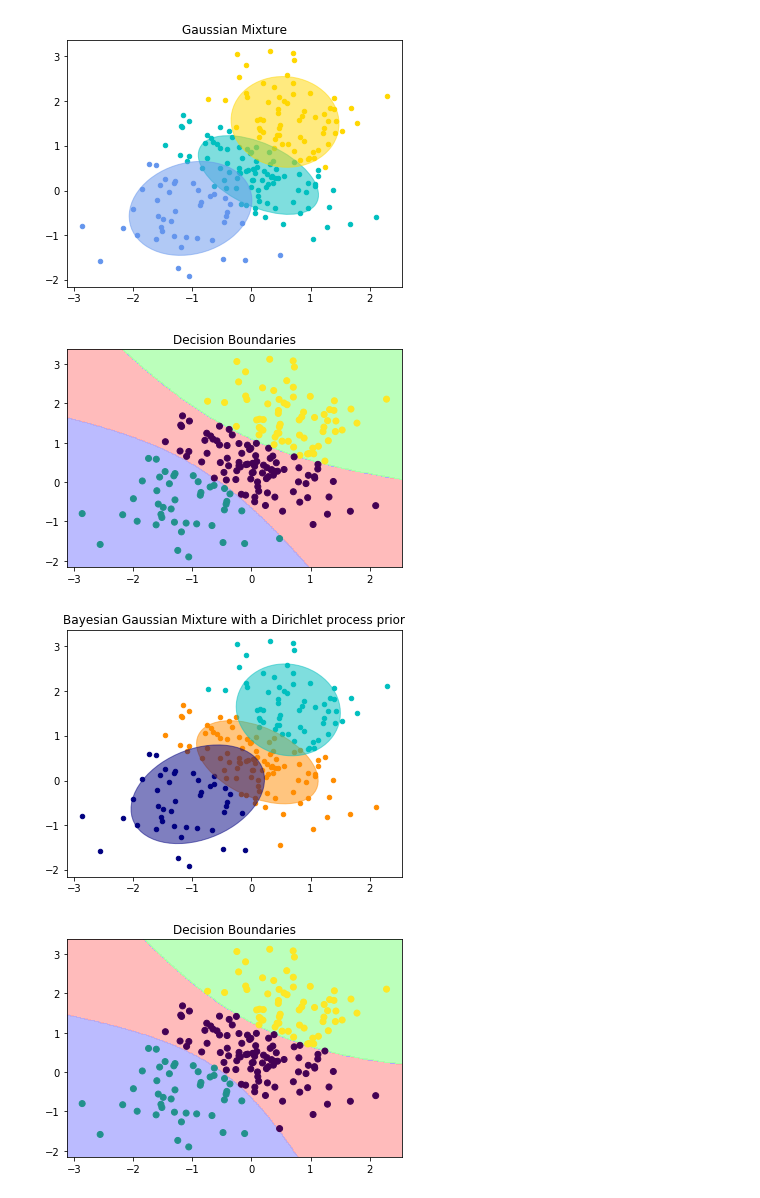
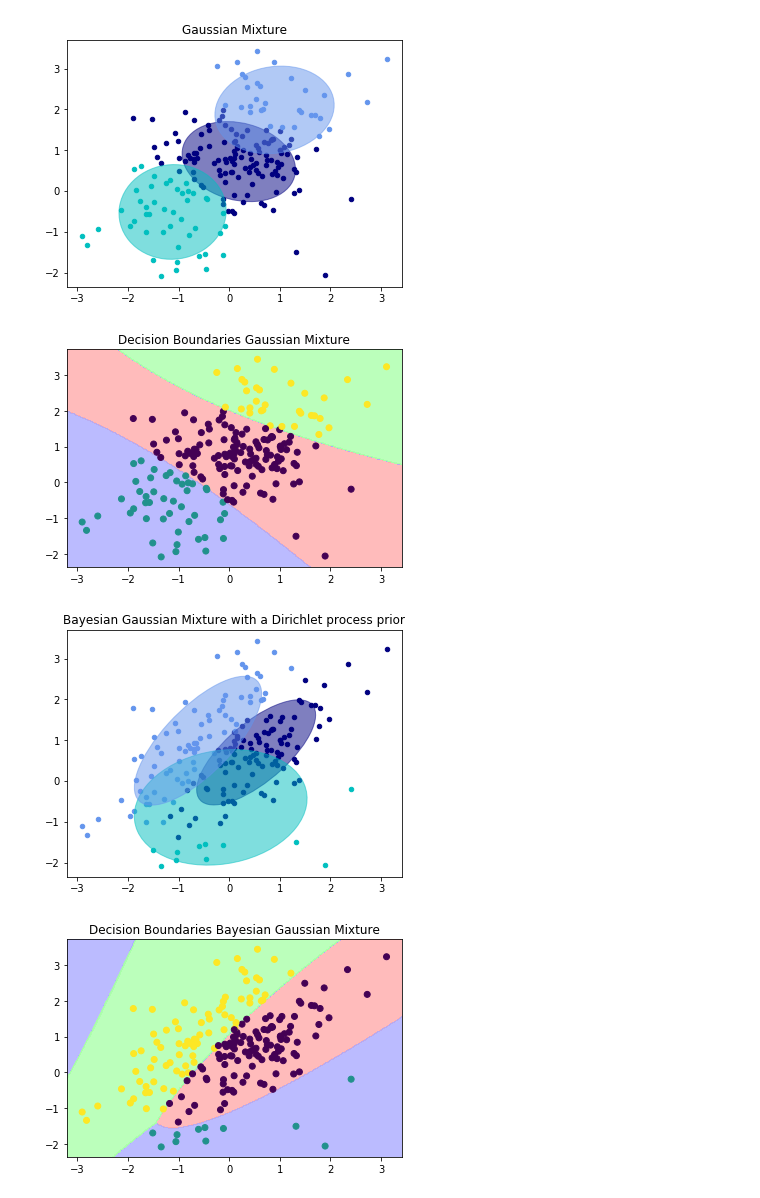
Before and after one commit to deeplearninghsw/dlhsw-examples, a Jupyter notebook: Regression/GaussianClustering.ipynb, the cells around one changed output. Cells and saved outputs as stored; diff of their text form; code cells hidden in the pictures.

Commit message:
Plot Decision Boundaries

```diff
--- a/Regression/GaussianClustering.ipynb
+++ b/Regression/GaussianClustering.ipynb
@@ -37,8 +38,7 @@ def plot_dataset(x, y):
 # %%
 # Train Test Split
-x_train, x_test, y_train, y_test = train_test_split(X, y_cords, test_size=0.20)
+x_train, x_test, y_train, y_test = train_test_split(X, y_cords, test_size=0.20, random_state=np.random.seed(6))
+X = x_test
 
 plot_dataset(x_test[:,0], x_test[:,1])
-
-X = x_test
 # %% [output]
@@ -51,11 +51,11 @@ y_pred = gmm.predict(X)
 plot_results(X, y_pred, gmm.means_, gmm.covariances_, 0,
                 'Gaussian Mixture')
 # %% [output]
-[figure, old version]
+[figure, new version]
 # %%
-plot_boundaries(X, y_pred, gmm, "Decision Boundaries")
+plot_boundaries(X, y_pred, gmm, "Decision Boundaries Gaussian Mixture")
 # %% [output]
-[figure, old version]
+[figure, new version]
 # %%
 # Fit a Dirichlet process Gaussian mixture using five components
 bgm = BayesianGaussianMixture(n_components=3, covariance_type='full').fit(X)
@@ -65,8 +65,8 @@ y_pred = bgm.predict(X)
 plot_results(X, bgm.predict(X), bgm.means_, bgm.covariances_, 1,
                 'Bayesian Gaussian Mixture with a Dirichlet process prior')
 # %% [output]
-[figure, old version]
+[figure, new version]
 # %%
-plot_boundaries(X, y_pred, bgm, "Decision Boundaries")
+plot_boundaries(X, y_pred, bgm, "Decision Boundaries Bayesian Gaussian Mixture")
 # %% [output]
-[figure, old version]
+[figure, new version]
```
Also changed, not shown: parts of 3 cells of this notebook, 1 other file.
